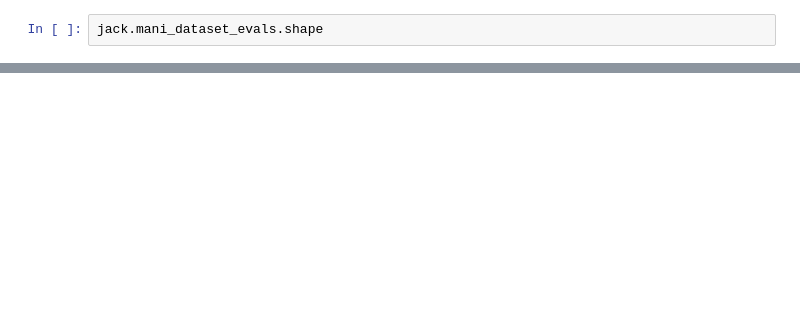
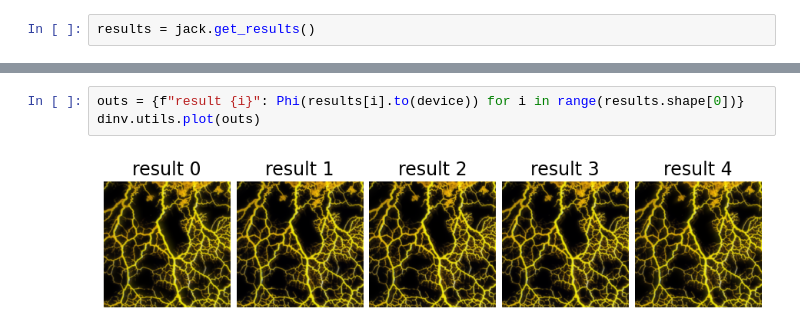
Before and after one commit to munnath/jackpot, a Jupyter notebook: notebooks/blind_inv_pb.ipynb, the cells around one changed output, grey strips where cells are left out. Cells and saved outputs as stored; diff of their text form; blank space fills up the shorter version.

```diff
--- a/notebooks/blind_inv_pb.ipynb
+++ b/notebooks/blind_inv_pb.ipynb
@@ -121,2 +120,2 @@ jack.plot_discrepancy(
 # %%
-jack.mani_dataset_evals.shape
+results = jack.get_results()
@@ -122,0 +127,5 @@ jack.mani_dataset_evals.shape
+# %%
+outs = {f"result {i}": Phi(results[i].to(device)) for i in range(results.shape[0])}
+dinv.utils.plot(outs)
+# %% [output]
+[figure, added]
```
Also changed, not shown: parts of 5 cells of this notebook, 4 other files.
